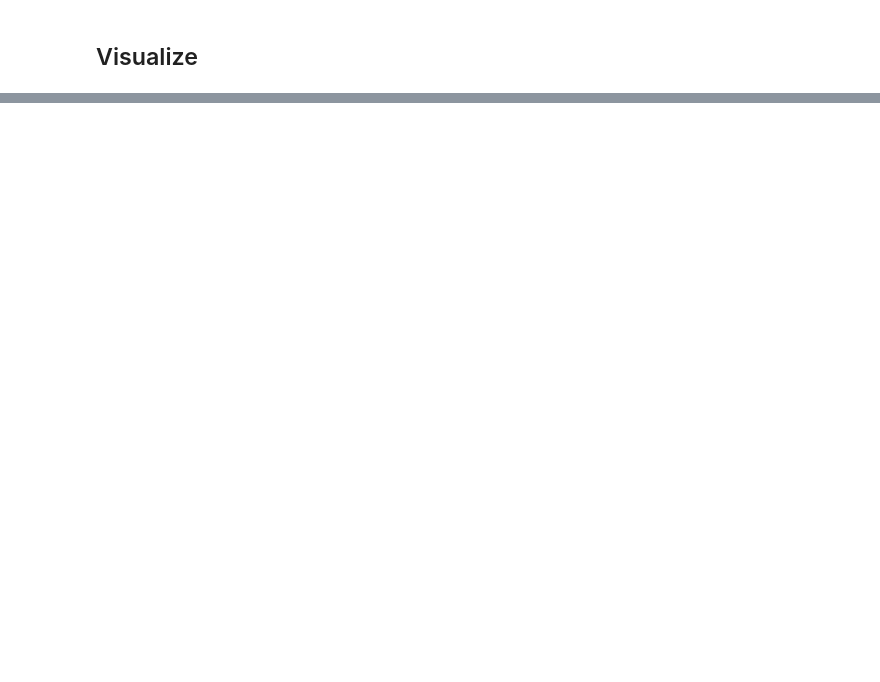
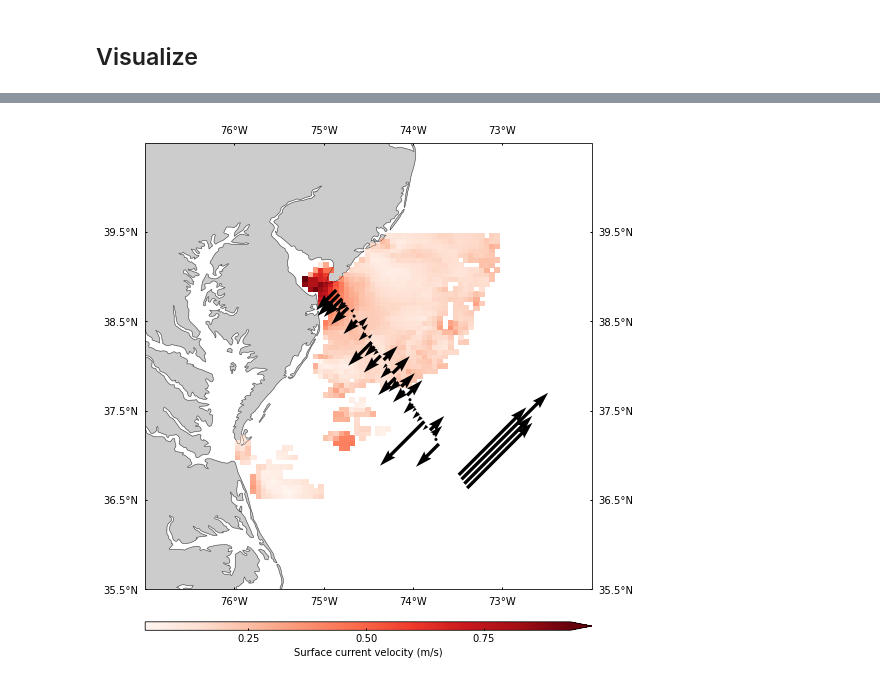
Before and after one commit to oceanhackweek/ohw21-proj-coastal-radar, a Jupyter notebook: altimetry.ipynb, the cells around one changed output, grey strips where cells are left out. Drawn from its saved outputs; the diff is of its cells as text; code cells hidden in the pictures; blank space fills up the shorter version.

Commit message:
Updating altimetry notebook
Added plots (need some polishing). We need Loess filter, it's varying too wildly.

```diff
--- a/altimetry.ipynb
+++ b/altimetry.ipynb
@@ -23,7 +23,7 @@ import matplotlib as mpl
 # %%
 min_lon, max_lon = -76, -73
 min_lat, max_lat = 36.5, 39.5
-min_cycle, max_cycle = 157, 157
+min_cycle, max_cycle = 1019, 1019
 # %% [markdown]
 ## Load the dataset
 # %%
@@ -129,7 +140,7 @@ len(y_comp.data[~np.isnan(y_comp.data)])
 #create a dataset
 geostrophic = xr.Dataset(data_vars = {"u_total": u_total, "u_geo": u_geo, "time": time_da,
                                       "u_mean": u_mean, "x_comp": x_comp, "y_comp": y_comp,
-                                      "sla": sla_da})
+                                      "current_angle": v_angle, "sla": sla_da})
 geostrophic
 # %% [output]
 <xarray.Dataset>
@@ -154,8 +166,10 @@ geostrophic.to_netcdf("./data/alt_ugeo.nc")
 # %% [markdown]
 ## Download HFR data to compare with alongtrack altimetry
 # %%
+#open dataset
 hfr_ds = xr.open_dataset("./data/hf_radar_05_2020.nc")
-
+#select nearest time option
+hfr_ds = hfr_ds.sel(time = "2020-05-22T04:00:00")
 hfr_ds
 # %% [output]
 <xarray.Dataset>
@@ -219,0 +221,43 @@ plt.savefig('alt.png', dpi=300, transparent=False, bbox_inches='tight')
+# %%
+#ruthlessly copying Panagiotis's code
+##only suitable for a single (!) cycle
+fig = plt.figure(figsize=(8,12))
+proj = ccrs.PlateCarree()
+ax=fig.add_subplot(1,1,1,projection=proj)
+ax.set_extent([min_lon-1, max_lon+1, min_lat-1, max_lat+1])
+
+ax.xaxis.set_major_formatter(LongitudeFormatter())
+ax.yaxis.set_major_formatter(LatitudeFormatter())
+
+lon_ticks = np.arange(min_lon, max_lon+1, 1)
+lat_ticks = np.arange(min_lat-1, max_lat+1, 1)
+
+ax.set_xticks(lon_ticks, crs=ccrs.PlateCarree())
+ax.set_yticks(lat_ticks, crs=ccrs.PlateCarree())
+
+ax.xaxis.set_tick_params(which='major', size=2., width=1, direction='in', top='on', pad=7)
+ax.yaxis.set_tick_params(which='major', size=2., width=1, direction='in', right='on',pad=7)
+
+ax.tick_params(labelleft=True,labelbottom=True,labeltop=True,labelright=True)
+
+ax.add_feature(cfeature.LAND.with_scale('10m'), color='grey', alpha=0.4)
+
+ax.coastlines(resolution='10m',linewidth=0.3)
+bounds = np.array([0.,0.25,0.5,0.75,1.])
+norm = mpl.colors.Normalize(vmin=0., vmax=1.5)
+
+xi, yi = np.meshgrid(hfr_ds.lon.data, hfr_ds.lat.data)
+m = np.sqrt(hfr_ds.u.data*hfr_ds.u.data + hfr_ds.v.data*hfr_ds.v.data)
+
+cp = ax.pcolor(xi, yi, m, cmap = plt.cm.Reds)
+cf = ax.quiver(geostrophic.lon.data, geostrophic.lat.data, x_comp.data, y_comp.data)
+
+cax,kw = mpl.colorbar.make_axes(ax,location='bottom',pad=0.05,aspect=50)
+
+out=fig.colorbar(cp,cax=cax,ticks=bounds,norm=norm,extend='max',**kw)
+out.set_label('Surface current velocity (m/s)',size=10)
+out.ax.tick_params(direction='in',size=2., width=1)
+
+plt.savefig('./img/alt_hfr.png', dpi=300, transparent=False, bbox_inches='tight')
+# %% [output]
+[figure, added]
```
Also changed, not shown: parts of 10 cells of this notebook.
